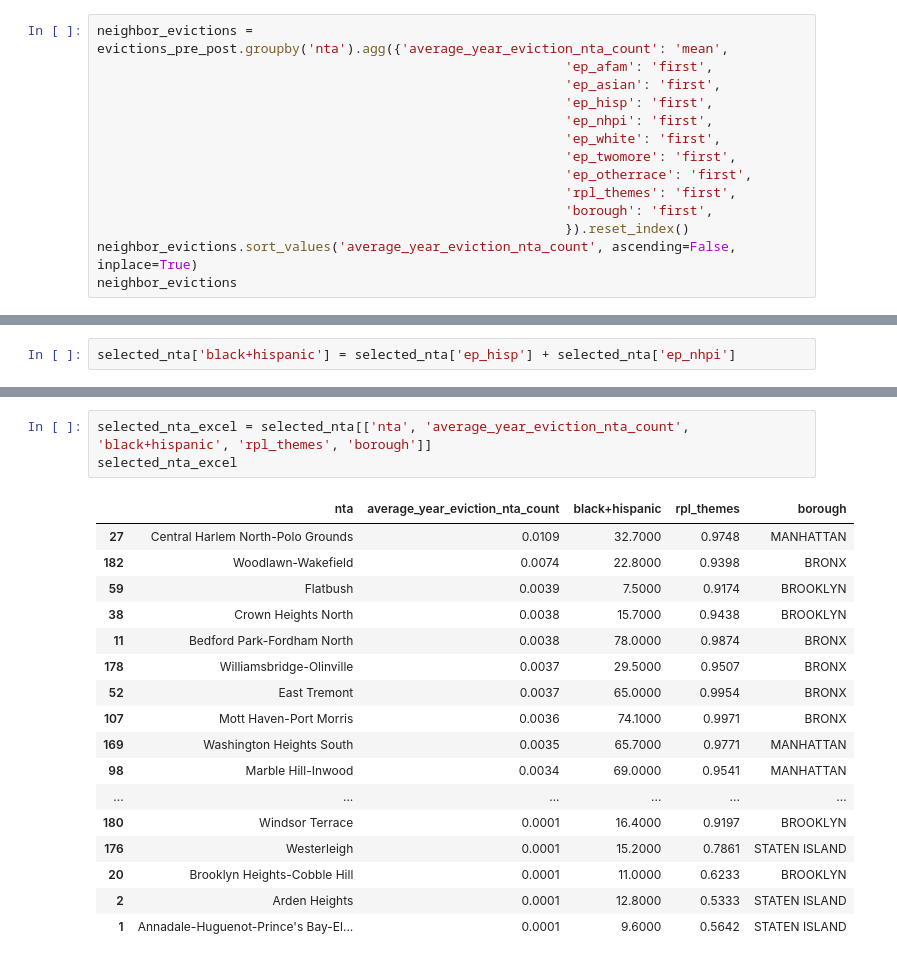
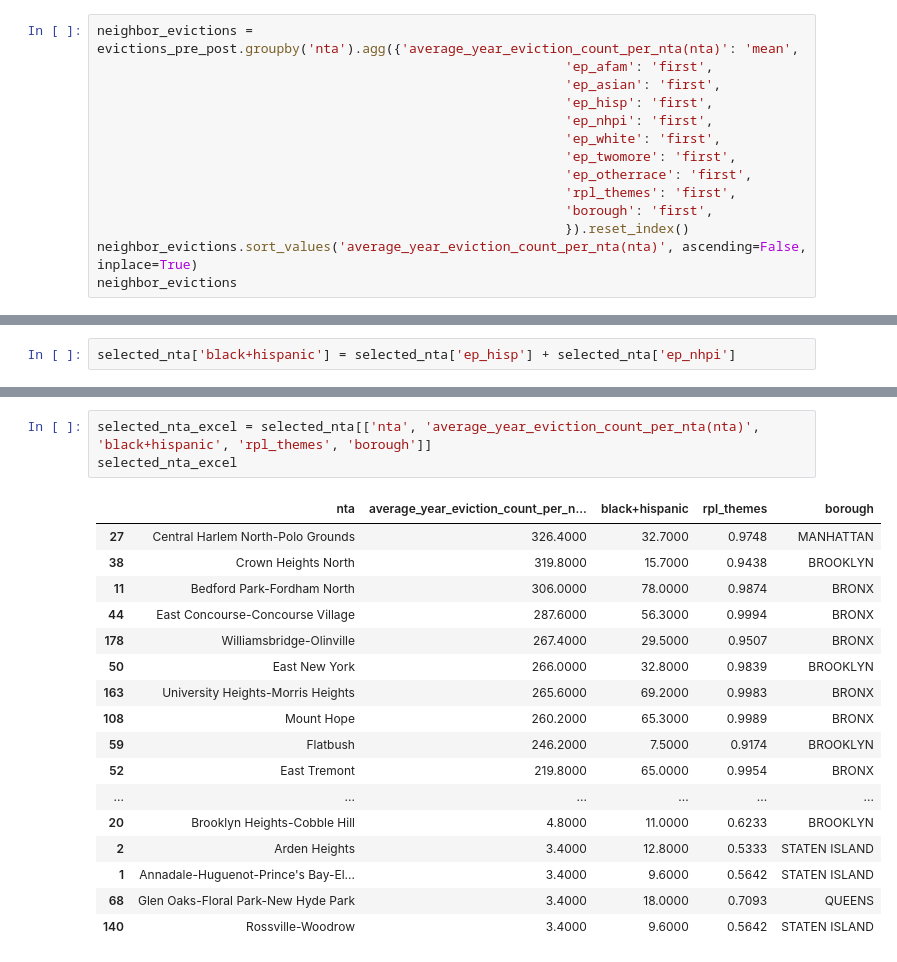
Before and after one commit to simaoalicechen/NYC_Landlord_Behavior_Analysis_Project, a Jupyter notebook: Part_4.2_Prepare_for_Excel_Selected_Neighborhood_Level.ipynb, the cells around one changed output, grey strips where cells are left out. Cells and saved outputs as stored; diff of their text form.

```diff
--- a/Part_4.2_Prepare_for_Excel_Selected_Neighborhood_Level.ipynb
+++ b/Part_4.2_Prepare_for_Excel_Selected_Neighborhood_Level.ipynb
@@ -289,5 +286,5 @@ Index(['primary_key', 'bbl', 'court_index_number', 'docket_number',
 # %%
-neighbor_evictions = evictions_pre_post.groupby('nta').agg({'average_year_eviction_nta_count': 'mean',
+neighbor_evictions = evictions_pre_post.groupby('nta').agg({'average_year_eviction_count_per_nta(nta)': 'mean',
                                                             'ep_afam': 'first',
                                                             'ep_asian': 'first',
                                                             'ep_hisp': 'first',
@@ -298,6 +295,6 @@ neighbor_evictions = evictions_pre_post.groupby('nta').agg({'average_year_evicti
                                                             'rpl_themes': 'first',
                                                             'borough': 'first',
                                                             }).reset_index()
-neighbor_evictions.sort_values('average_year_eviction_nta_count', ascending=False, inplace=True)
+neighbor_evictions.sort_values('average_year_eviction_count_per_nta(nta)', ascending=False, inplace=True)
 neighbor_evictions
 # %% [output]
@@ -361,24 +374,24 @@ selected_nta.head()
 # %%
-selected_nta_excel = selected_nta[['nta', 'average_year_eviction_nta_count', 'black+hispanic', 'rpl_themes', 'borough']]
+selected_nta_excel = selected_nta[['nta', 'average_year_eviction_count_per_nta(nta)', 'black+hispanic', 'rpl_themes', 'borough']]
 selected_nta_excel
 # %% [output]
-|  | nta | average_year_eviction_nta_count | black+hispanic | rpl_themes | borough |
-| 27 | Central Harlem North-Polo Grounds | 0.0109 | 32.7000 | 0.9748 | MANHATTAN |
-| 182 | Woodlawn-Wakefield | 0.0074 | 22.8000 | 0.9398 | BRONX |
-| 59 | Flatbush | 0.0039 | 7.5000 | 0.9174 | BROOKLYN |
-| 38 | Crown Heights North | 0.0038 | 15.7000 | 0.9438 | BROOKLYN |
-| 11 | Bedford Park-Fordham North | 0.0038 | 78.0000 | 0.9874 | BRONX |
-| 178 | Williamsbridge-Olinville | 0.0037 | 29.5000 | 0.9507 | BRONX |
-| 52 | East Tremont | 0.0037 | 65.0000 | 0.9954 | BRONX |
-| 107 | Mott Haven-Port Morris | 0.0036 | 74.1000 | 0.9971 | BRONX |
-| 169 | Washington Heights South | 0.0035 | 65.7000 | 0.9771 | MANHATTAN |
-| 98 | Marble Hill-Inwood | 0.0034 | 69.0000 | 0.9541 | MANHATTAN |
+|  | nta | average_year_eviction_count_per_n... | black+hispanic | rpl_themes | borough |
+| 27 | Central Harlem North-Polo Grounds | 326.4000 | 32.7000 | 0.9748 | MANHATTAN |
+| 38 | Crown Heights North | 319.8000 | 15.7000 | 0.9438 | BROOKLYN |
+| 11 | Bedford Park-Fordham North | 306.0000 | 78.0000 | 0.9874 | BRONX |
+| 44 | East Concourse-Concourse Village | 287.6000 | 56.3000 | 0.9994 | BRONX |
+| 178 | Williamsbridge-Olinville | 267.4000 | 29.5000 | 0.9507 | BRONX |
+| 50 | East New York | 266.0000 | 32.8000 | 0.9839 | BROOKLYN |
+| 163 | University Heights-Morris Heights | 265.6000 | 69.2000 | 0.9983 | BRONX |
+| 108 | Mount Hope | 260.2000 | 65.3000 | 0.9989 | BRONX |
+| 59 | Flatbush | 246.2000 | 7.5000 | 0.9174 | BROOKLYN |
+| 52 | East Tremont | 219.8000 | 65.0000 | 0.9954 | BRONX |
 | ... | ... | ... | ... | ... | ... |
-| 180 | Windsor Terrace | 0.0001 | 16.4000 | 0.9197 | BROOKLYN |
-| 176 | Westerleigh | 0.0001 | 15.2000 | 0.7861 | STATEN ISLAND |
-| 20 | Brooklyn Heights-Cobble Hill | 0.0001 | 11.0000 | 0.6233 | BROOKLYN |
-| 2 | Arden Heights | 0.0001 | 12.8000 | 0.5333 | STATEN ISLAND |
-| 1 | Annadale-Huguenot-Prince's Bay-El... | 0.0001 | 9.6000 | 0.5642 | STATEN ISLAND |
+| 20 | Brooklyn Heights-Cobble Hill | 4.8000 | 11.0000 | 0.6233 | BROOKLYN |
+| 2 | Arden Heights | 3.4000 | 12.8000 | 0.5333 | STATEN ISLAND |
+| 1 | Annadale-Huguenot-Prince's Bay-El... | 3.4000 | 9.6000 | 0.5642 | STATEN ISLAND |
+| 68 | Glen Oaks-Floral Park-New Hyde Park | 3.4000 | 18.0000 | 0.7093 | QUEENS |
+| 140 | Rossville-Woodrow | 3.4000 | 9.6000 | 0.5642 | STATEN ISLAND |
 # %%
 selected_nta_excel.T
 # %% [output]
```
Also changed, not shown: parts of 11 cells of this notebook, 1 other file.
